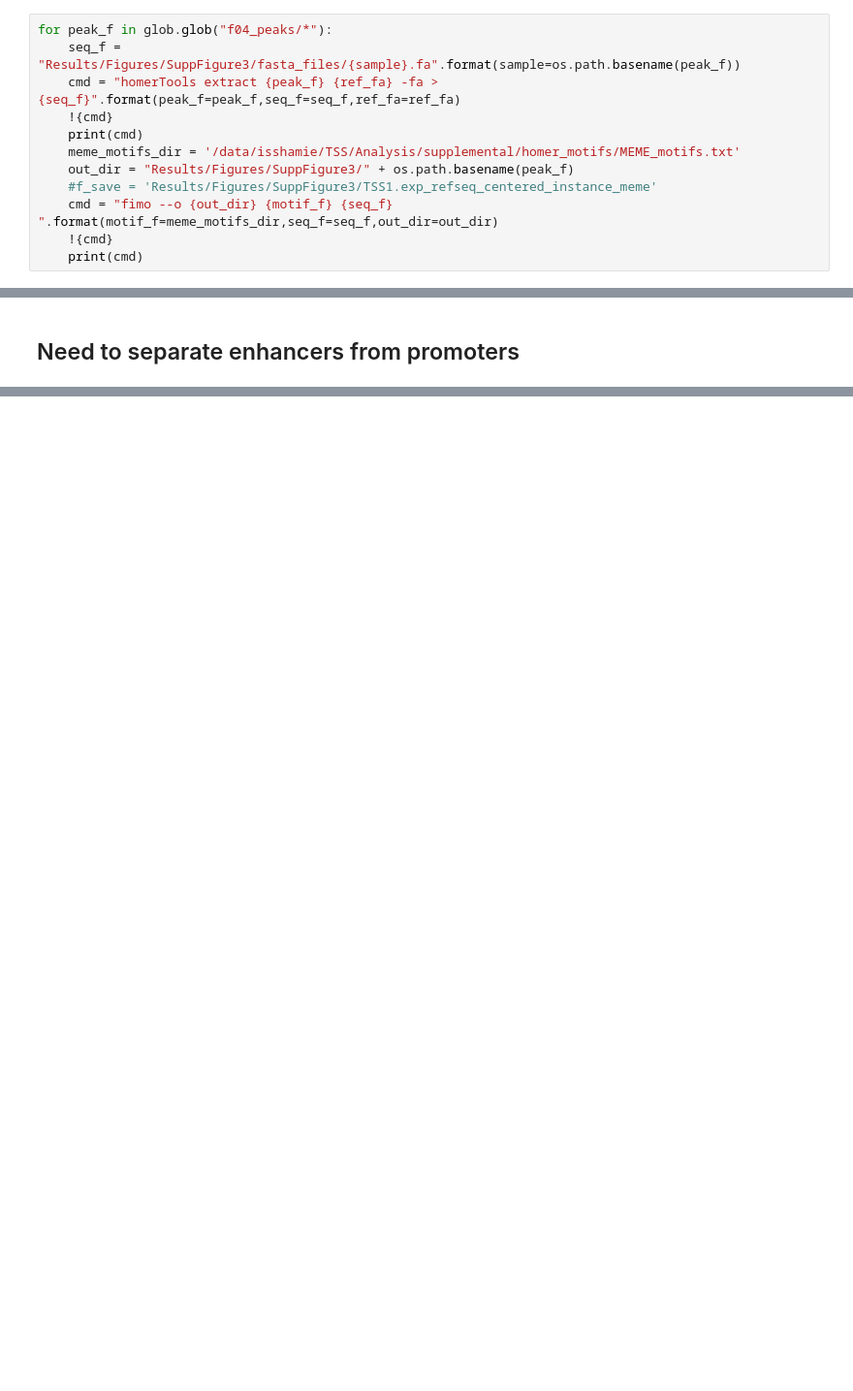
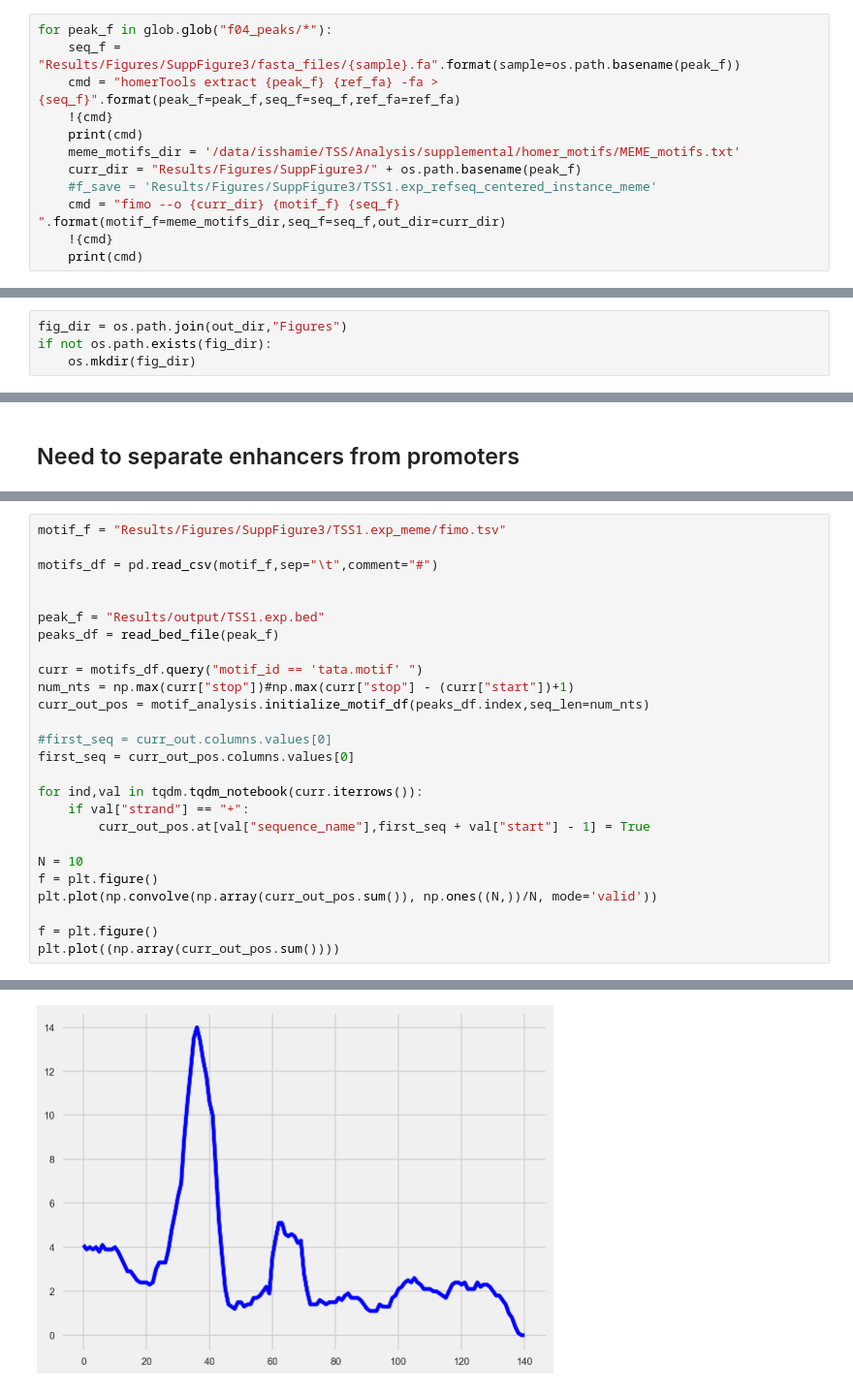
Before and after one commit to isshamie/CH_TSS, a Jupyter notebook: Analysis_NCBI_PICR/Supplemental Figure 3. Motifs Bins MEME.ipynb, the cells around one changed output, grey strips where cells are left out. Shown at 97% size. Saved outputs shown, nothing was run; the diff lists cells and outputs as text; blank space fills up the shorter version.

```diff
--- a/Analysis_NCBI_PICR/Supplemental Figure 3. Motifs Bins MEME.ipynb
+++ b/Analysis_NCBI_PICR/Supplemental Figure 3. Motifs Bins MEME.ipynb
@@ -174,9 +192,9 @@ for peak_f in glob.glob("f04_peaks/*"):
     !{cmd}
     print(cmd)
     meme_motifs_dir = '/data/isshamie/TSS/Analysis/supplemental/homer_motifs/MEME_motifs.txt'
-    out_dir = "Results/Figures/SuppFigure3/" + os.path.basename(peak_f)
+    curr_dir = "Results/Figures/SuppFigure3/" + os.path.basename(peak_f)
     #f_save = 'Results/Figures/SuppFigure3/TSS1.exp_refseq_centered_instance_meme'
-    cmd = "fimo --o {out_dir} {motif_f} {seq_f} ".format(motif_f=meme_motifs_dir,seq_f=seq_f,out_dir=out_dir)
+    cmd = "fimo --o {curr_dir} {motif_f} {seq_f} ".format(motif_f=meme_motifs_dir,seq_f=seq_f,out_dir=curr_dir)
     !{cmd}
     print(cmd)
 # %% [output]
@@ -249 +235,5 @@ inr = motifs_df[motifs_df["motif_id"] == "inr.motif"]
+# %%
+fig_dir = os.path.join(out_dir,"Figures")
+if not os.path.exists(fig_dir):
+    os.mkdir(fig_dir)
 # %%
@@ -274,0 +361,27 @@ motif_analysis.plot_count([inr_out_pos, inr_out_neg], "Initiator CHO GROCap peak
+# %%
+motif_f = "Results/Figures/SuppFigure3/TSS1.exp_meme/fimo.tsv"
+
+motifs_df = pd.read_csv(motif_f,sep="\t",comment="#")
+
+
+peak_f = "Results/output/TSS1.exp.bed"
+peaks_df = read_bed_file(peak_f)
+
+curr = motifs_df.query("motif_id == 'tata.motif' ")
+num_nts = np.max(curr["stop"])#np.max(curr["stop"] - (curr["start"])+1)
+curr_out_pos = motif_analysis.initialize_motif_df(peaks_df.index,seq_len=num_nts)
+
+#first_seq = curr_out.columns.values[0]
+first_seq = curr_out_pos.columns.values[0]
+
+for ind,val in tqdm.tqdm_notebook(curr.iterrows()):
+    if val["strand"] == "+":
+        curr_out_pos.at[val["sequence_name"],first_seq + val["start"] - 1] = True
+
+N = 10
+f = plt.figure()
+plt.plot(np.convolve(np.array(curr_out_pos.sum()), np.ones((N,))/N, mode='valid'))
+
+f = plt.figure()
+plt.plot((np.array(curr_out_pos.sum())))
+# %% [output]
@@ -274,0 +389 @@ motif_analysis.plot_count([inr_out_pos, inr_out_neg], "Initiator CHO GROCap peak
+[figure, added]
```
Also changed, not shown: parts of 37 cells of this notebook, 31 other files.
